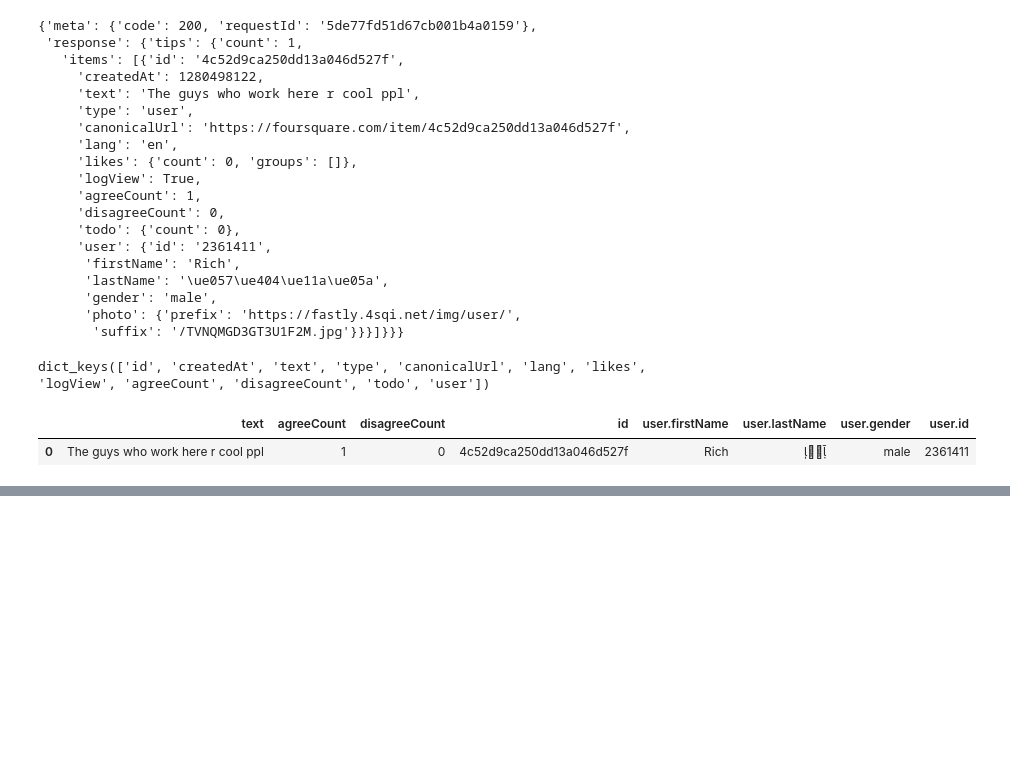
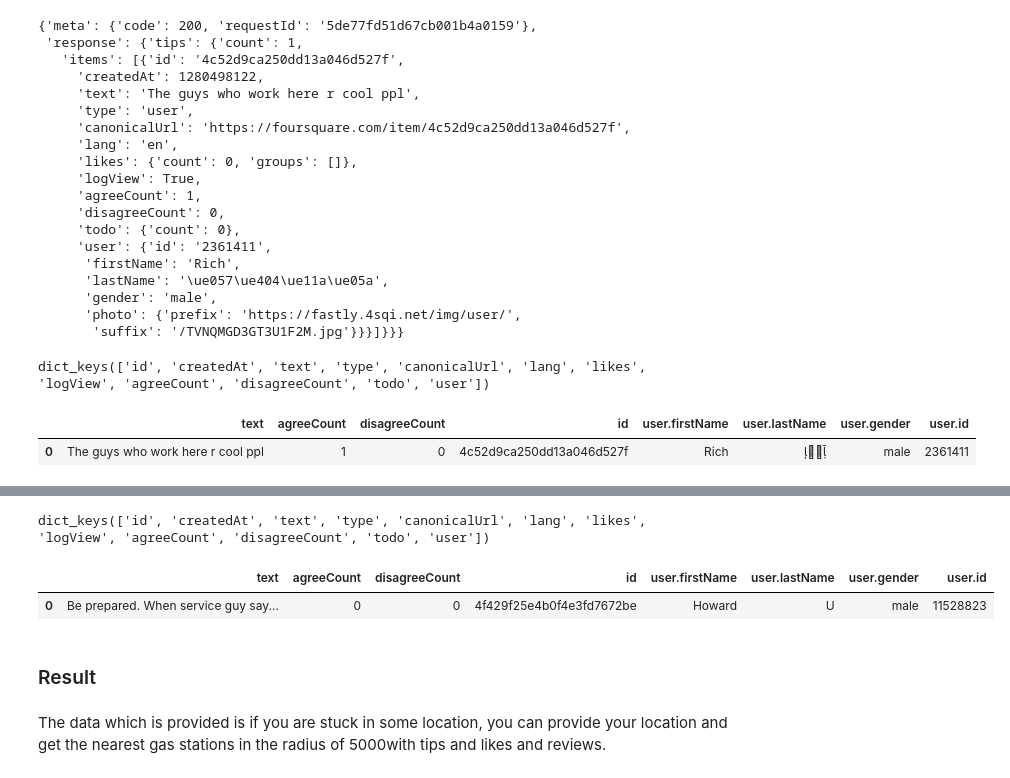
Before and after one commit to saraswati786/github-example, a Jupyter notebook: Capstone Project - week 4-5.ipynb, the cells around one changed output, grey strips where cells are left out. Cells and saved outputs as stored; diff of their text form; code cells hidden in the pictures; blank space fills up the shorter version.

```diff
--- a/Capstone Project - week 4-5.ipynb
+++ b/Capstone Project - week 4-5.ipynb
@@ -460,0 +478,9 @@ tips_filtered
+# %%
+venue_id = '4bc1deb74cdfc9b674219521' # ID of Mobil gas station
+url = 'https://api.foursquare.com/v2/venues/{}?client_id={}&client_secret={}&v={}'.format(venue_id, CLIENT_ID, CLIENT_SECRET, VERSION)
+
+result = requests.get(url).json()
+try:
+    print(result['response']['venue']['rating'])
+except:
+    print('This venue has not been rated yet.')
@@ -460,0 +493,7 @@ tips_filtered
+# %%
+## Tips for Gulf
+limit = 20 # set limit to be greater than or equal to the total number of tips
+url = 'https://api.foursquare.com/v2/venues/{}/tips?client_id={}&client_secret={}&v={}&limit={}'.format(venue_id, CLIENT_ID, CLIENT_SECRET, VERSION, limit)
+
+results = requests.get(url).json()
+results
@@ -460,0 +520,25 @@ tips_filtered
+# %%
+tips = results['response']['tips']['items']
+
+tip = results['response']['tips']['items'][0]
+tip.keys()
+# %% [output]
+dict_keys(['id', 'createdAt', 'text', 'type', 'canonicalUrl', 'lang', 'likes', 'logView', 'agreeCount', 'disagreeCount', 'todo', 'user'])
+# %%
+pd.set_option('display.max_colwidth', -1)
+
+tips_df = json_normalize(tips) # json normalize tips
+
+# columns to keep
+filtered_columns = ['text', 'agreeCount', 'disagreeCount', 'id', 'user.firstName', 'user.lastName', 'user.gender', 'user.id']
+tips_filtered = tips_df.loc[:, filtered_columns]
+
+# display tips
+tips_filtered
+# %% [output]
+|  | text | agreeCount | disagreeCount | id | user.firstName | user.lastName | user.gender | user.id |
+| 0 | Be prepared. When service guy say... | 0 | 0 | 4f429f25e4b0f4e3fd7672be | Howard | U | male | 11528823 |
+# %% [markdown]
+### Result
+# %% [markdown]
+The data which is provided is if you are stuck in some location, you can provide your location and get the nearest gas stations in the radius of 5000with tips and likes and reviews.
```
Also changed, not shown: parts of 10 cells of this notebook.
